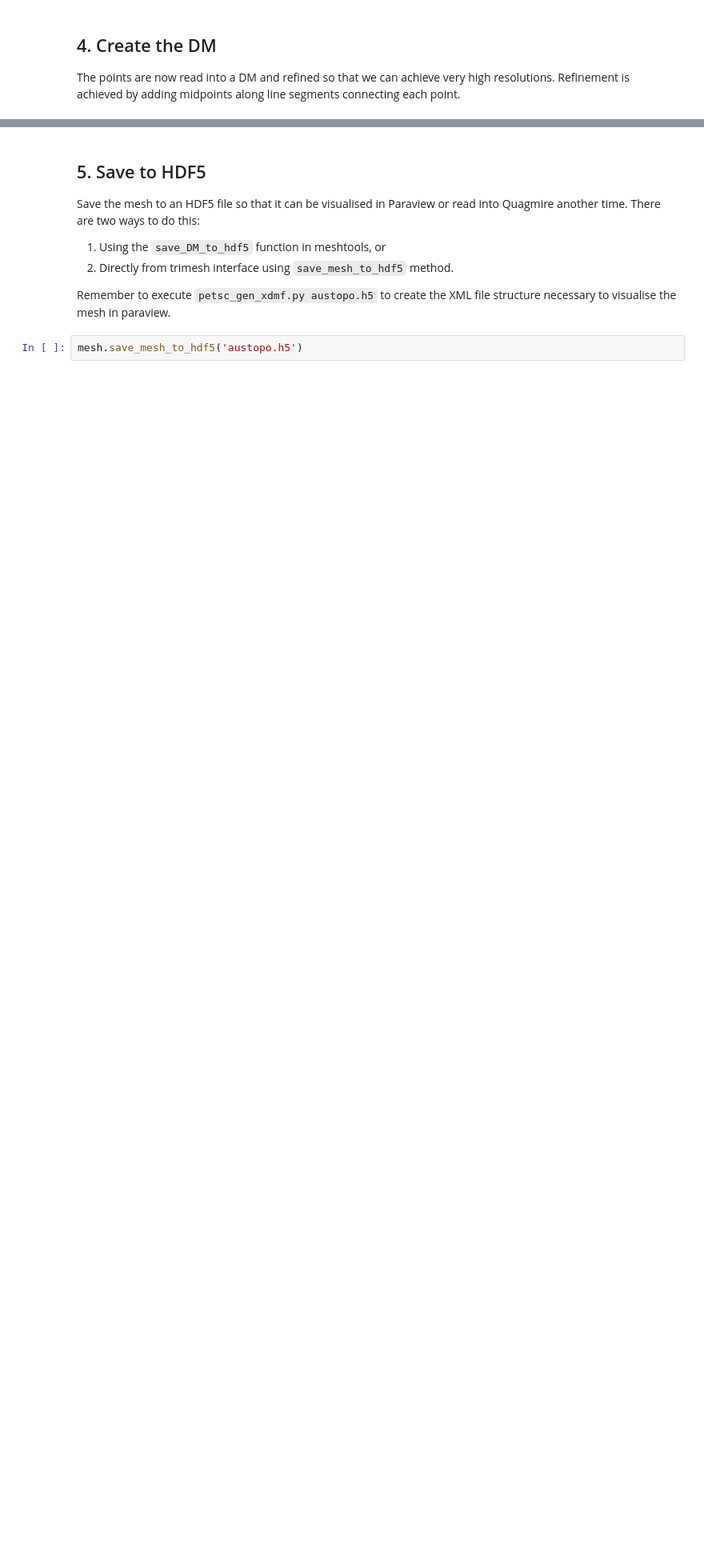
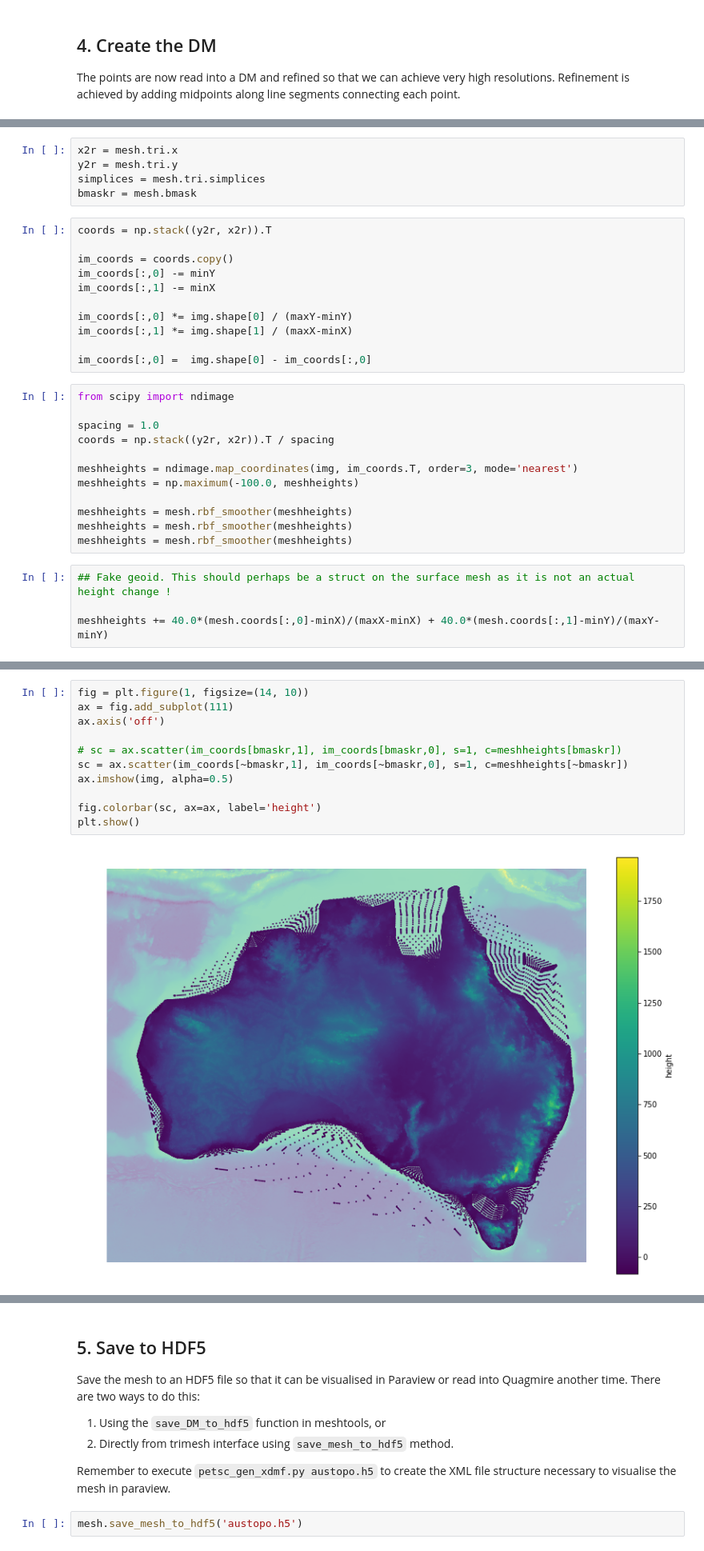
Before and after one commit to underworldcode/quagmire, a Jupyter notebook: Notebooks/Australian coastline.ipynb, the cells around one changed output, grey strips where cells are left out. Shown at 80% size. Saved outputs shown, nothing was run; the diff lists cells and outputs as text; blank space fills up the shorter version.

```diff
--- a/Notebooks/Australian coastline.ipynb
+++ b/Notebooks/Australian coastline.ipynb
@@ -159,0 +174,32 @@ mesh = quagmire.FlatMesh(DM)
+# %%
+x2r = mesh.tri.x
+y2r = mesh.tri.y
+simplices = mesh.tri.simplices
+bmaskr = mesh.bmask
+# %%
+coords = np.stack((y2r, x2r)).T
+
+im_coords = coords.copy()
+im_coords[:,0] -= minY
+im_coords[:,1] -= minX
+
+im_coords[:,0] *= img.shape[0] / (maxY-minY)
+im_coords[:,1] *= img.shape[1] / (maxX-minX)
+
+im_coords[:,0] =  img.shape[0] - im_coords[:,0]
+# %%
+from scipy import ndimage
+
+spacing = 1.0
+coords = np.stack((y2r, x2r)).T / spacing
+
+meshheights = ndimage.map_coordinates(img, im_coords.T, order=3, mode='nearest')
+meshheights = np.maximum(-100.0, meshheights)
+
+meshheights = mesh.rbf_smoother(meshheights)
+meshheights = mesh.rbf_smoother(meshheights)
+meshheights = mesh.rbf_smoother(meshheights)
+# %%
+## Fake geoid. This should perhaps be a struct on the surface mesh as it is not an actual height change !
+
+meshheights += 40.0*(mesh.coords[:,0]-minX)/(maxX-minX) + 40.0*(mesh.coords[:,1]-minY)/(maxY-minY)
@@ -159,0 +222,13 @@ mesh = quagmire.FlatMesh(DM)
+# %%
+fig = plt.figure(1, figsize=(14, 10))
+ax = fig.add_subplot(111)
+ax.axis('off')
+
+# sc = ax.scatter(im_coords[bmaskr,1], im_coords[bmaskr,0], s=1, c=meshheights[bmaskr])
+sc = ax.scatter(im_coords[~bmaskr,1], im_coords[~bmaskr,0], s=1, c=meshheights[~bmaskr])
+ax.imshow(img, alpha=0.5)
+
+fig.colorbar(sc, ax=ax, label='height')
+plt.show()
+# %% [output]
+[figure, added]
```
Also changed, not shown: parts of 21 cells of this notebook, 10 other files.
